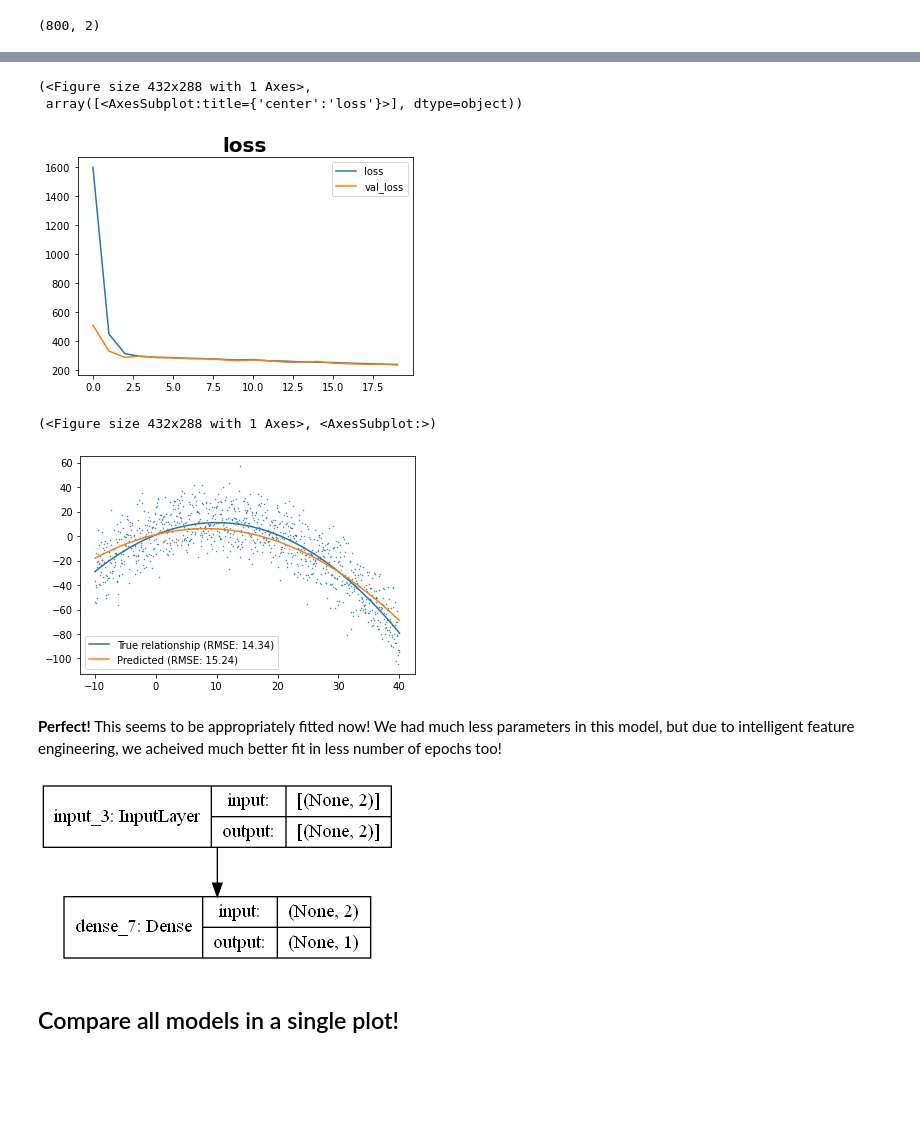
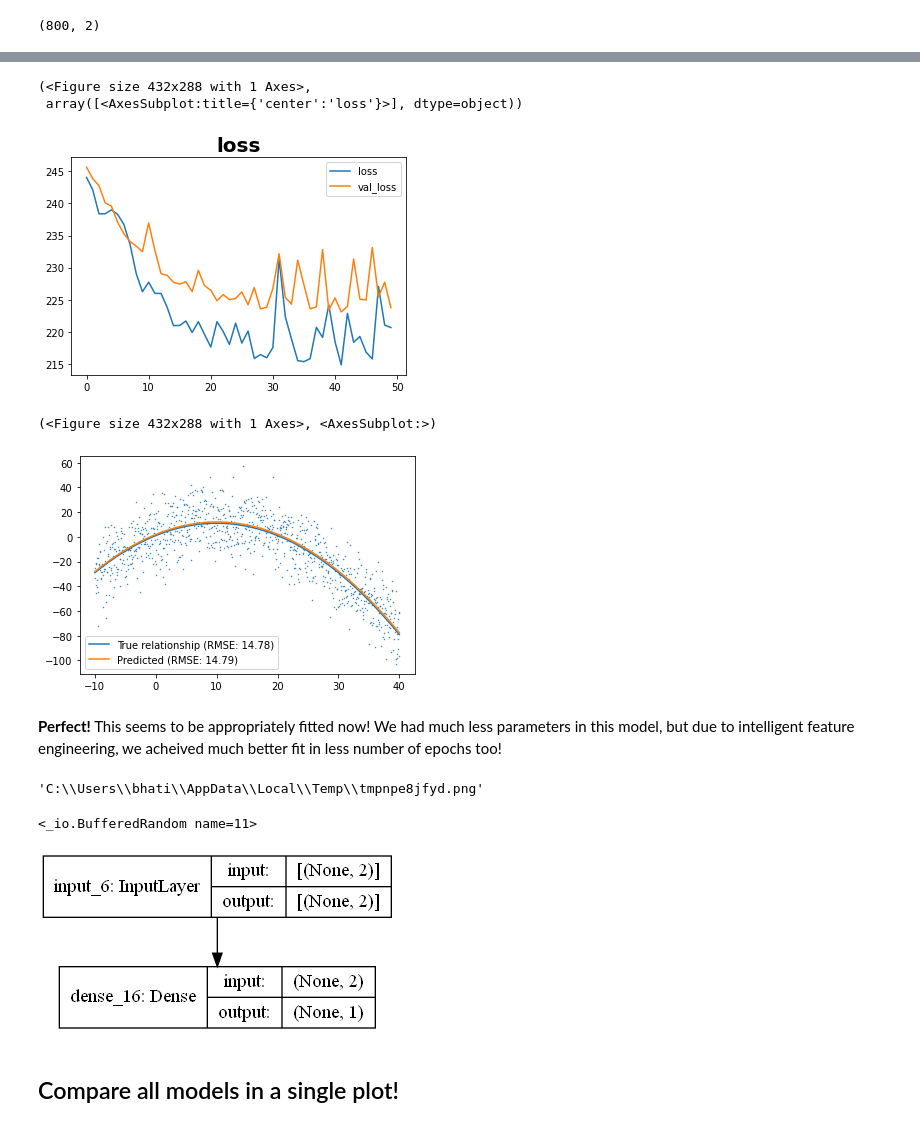
Before and after one commit to abhi8893/tensorflow-deep-learning-mrdbourke, a Jupyter notebook: notebooks/01B-tensorflow-neural-network-regression.ipynb, the cells around one changed output, grey strips where cells are left out. Drawn from its saved outputs; the diff is of its cells as text; code cells hidden in the pictures; blank space fills up the shorter version.

```diff
--- a/notebooks/01B-tensorflow-neural-network-regression.ipynb
+++ b/notebooks/01B-tensorflow-neural-network-regression.ipynb
@@ -415,14 +415,14 @@ _________________________________________________________________
 None
 # %%
 # Fit the model
-history = model.fit(X_train_poly, y_train, validation_split=0.2, epochs=20, verbose=0)
+history = model.fit(X_train_poly, y_train, validation_split=0.2, epochs=50, verbose=0)
 tfmodels['polyfeat'] = model
 # %%
 plot_learning_curve(history.history)
 # %% [output]
 (<Figure size 432x288 with 1 Axes>,
  array([<AxesSubplot:title={'center':'loss'}>], dtype=object))
-[figure, old version]
+[figure, new version]
 # %%
 def predict_func_polyfeat(X):
     X = preprocess.transform(X)
@@ -431,6 +431,15 @@ def predict_func_polyfeat(X):
 plot1d_reg_preds(X, y, models=[polymodel, predict_func_polyfeat], labels=['True relationship', 'Predicted'])
 # %% [output]
 (<Figure size 432x288 with 1 Axes>, <AxesSubplot:>)
-[figure, old version]
+[figure, new version]
 # %% [markdown]
 **Perfect!** This seems to be appropriately fitted now! We had much less parameters in this model, but due to intelligent feature engineering, we acheived much better fit in less number of epochs too!
+# %%
+t = tempfile.TemporaryFile(suffix='.png')
+t.name
+# %% [output]
+'C:\\Users\\bhati\\AppData\\Local\\Temp\\tmpnpe8jfyd.png'
+# %%
+t.file
+# %% [output]
+<_io.BufferedRandom name=11>
@@ -437,9 +448,14 @@ plot1d_reg_preds(X, y, models=[polymodel, predict_func_polyfeat], labels=['True
 # %%
 from tensorflow.keras.utils import plot_model
+import tempfile
 
-plot_model(model, show_shapes=True)
+# Create a temp file and close it
+t = tempfile.TemporaryFile(suffix='.png')
+t.close()
+
+plot_model(model, show_shapes=True, to_file=t.name)
 # %% [output]
-[figure, old version]
+[figure, new version]
 # %% [markdown]
 ## Compare all models in a single plot!
 # %%
```
Also changed, not shown: parts of 16 cells of this notebook.
